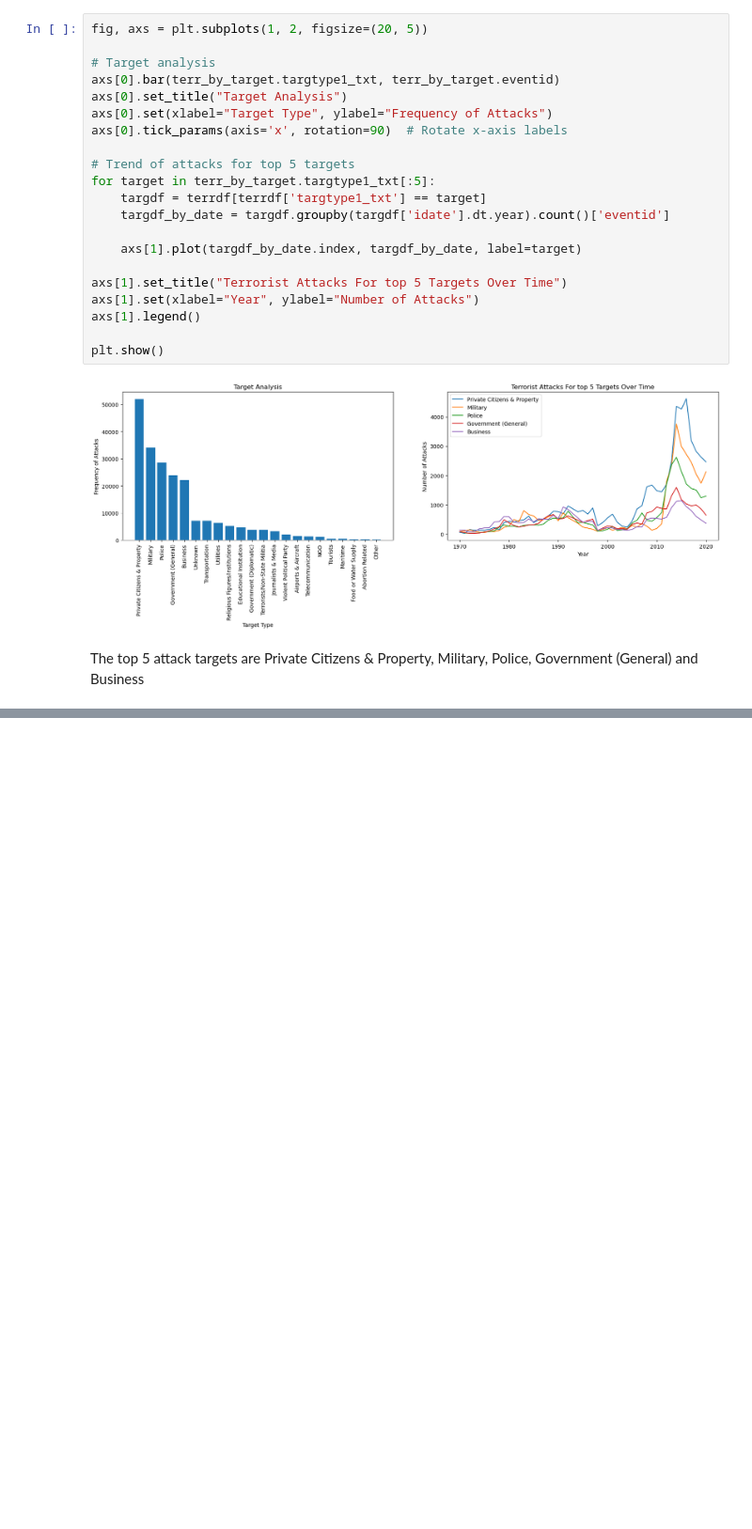
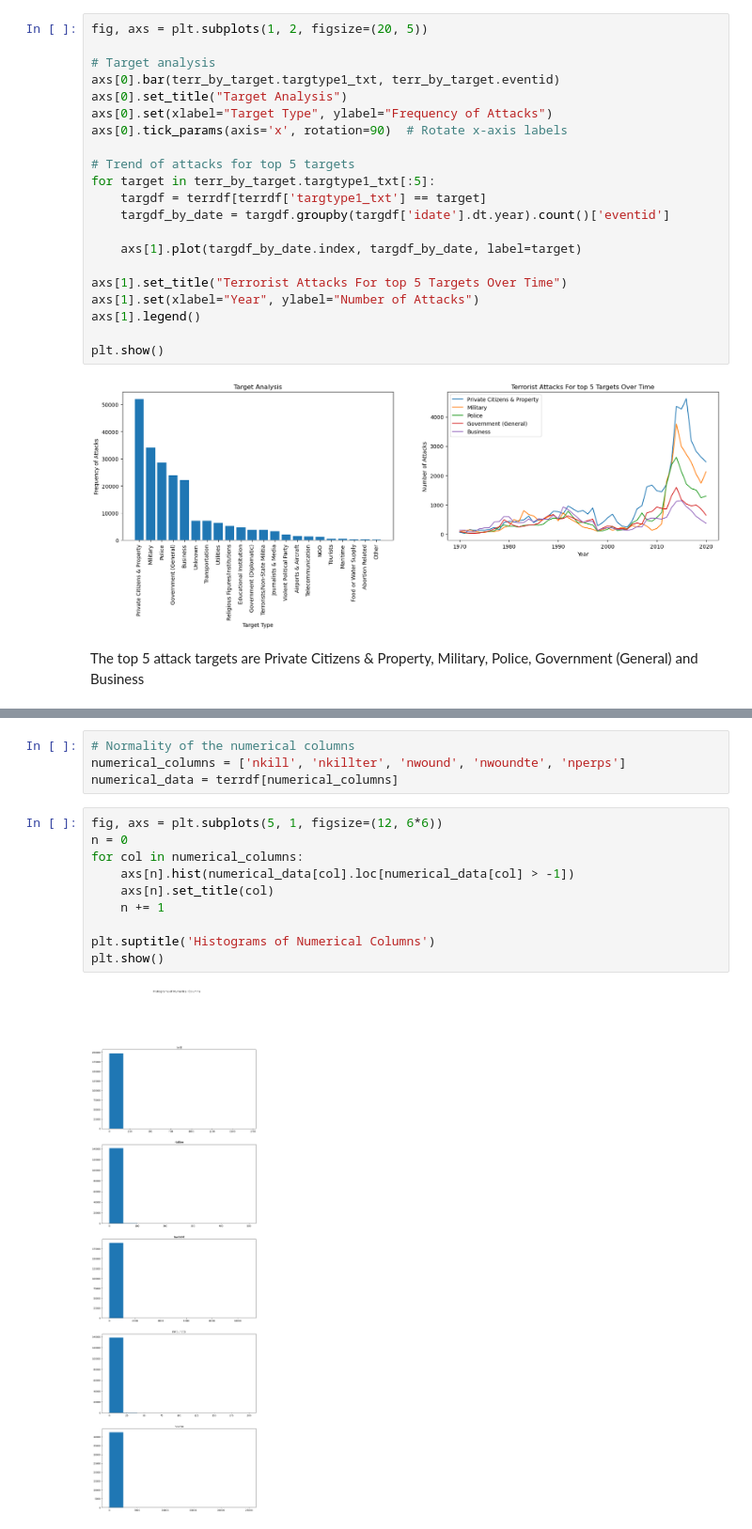
Before and after one commit to shivichourey/data_analysis, a Jupyter notebook: EDA.ipynb, the cells around one changed output, grey strips where cells are left out. Shown at 94% size. Cells and saved outputs as stored; diff of their text form; blank space fills up the shorter version.

```diff
--- a/EDA.ipynb
+++ b/EDA.ipynb
@@ -315,0 +354,16 @@ terr_by_country = terrdf.groupby('country_txt')['eventid'].count()
+# %%
+# Normality of the numerical columns
+numerical_columns = ['nkill', 'nkillter', 'nwound', 'nwoundte', 'nperps']
+numerical_data = terrdf[numerical_columns]
+# %%
+fig, axs = plt.subplots(5, 1, figsize=(12, 6*6))
+n = 0
+for col in numerical_columns:
+    axs[n].hist(numerical_data[col].loc[numerical_data[col] > -1])
+    axs[n].set_title(col)
+    n += 1
+
+plt.suptitle('Histograms of Numerical Columns')
+plt.show()
+# %% [output]
+[figure, added]
```
Also changed, not shown: parts of 21 cells of this notebook.
